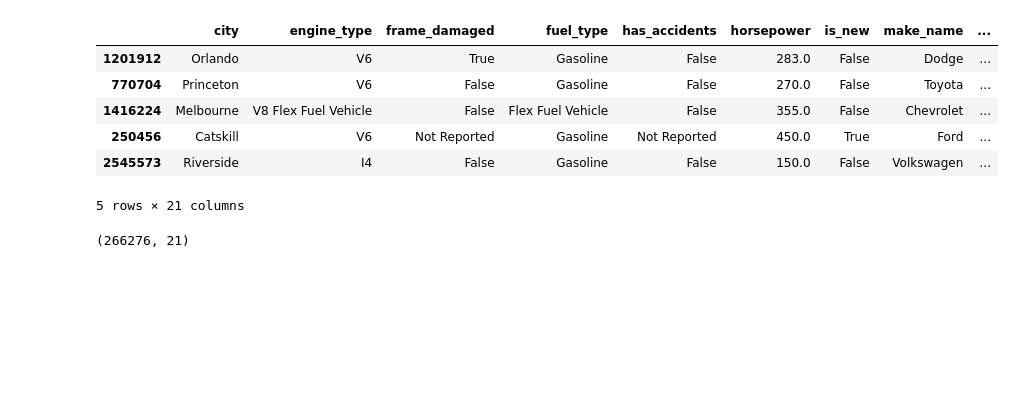
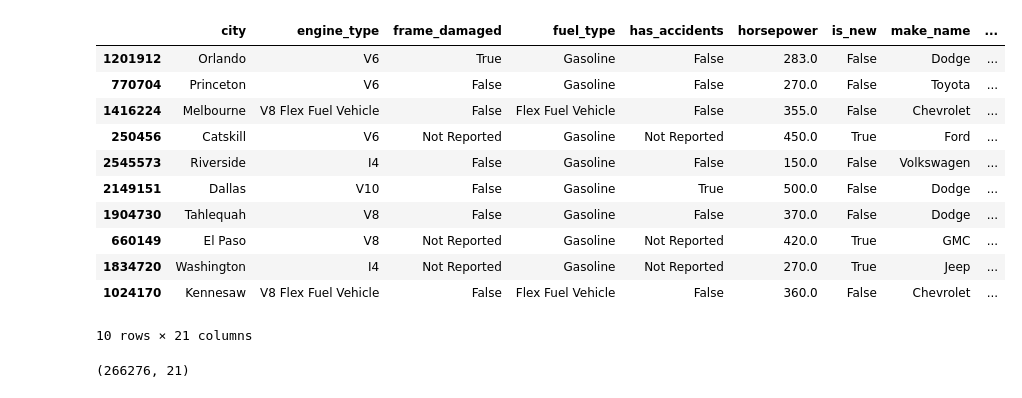
Before and after one commit to CaseyKiiza2026/vehicle-valuation-platform, a Jupyter notebook: notebooks/baseline_model.ipynb, the cells around one changed output. Cells and saved outputs as stored; diff of their text form; code cells hidden in the pictures; blank space fills up the shorter version.

Commit message:
Working on train and valsame feature duplicate data

```diff
--- a/notebooks/baseline_model.ipynb
+++ b/notebooks/baseline_model.ipynb
@@ -19,15 +19,20 @@ y_val = pd.read_parquet("../data/processed/y_val.parquet")["price"]
 y_test = pd.read_parquet("../data/processed/y_test.parquet")["price"]
 # %%
 
-X_train.head()
+X_train.head(10)
 # %% [output]
 |  | city | engine_type | frame_damaged | fuel_type | has_accidents | horsepower | is_new | make_name | ... |
 | 1201912 | Orlando | V6 | True | Gasoline | False | 283.0 | False | Dodge | ... |
 | 770704 | Princeton | V6 | False | Gasoline | False | 270.0 | False | Toyota | ... |
 | 1416224 | Melbourne | V8 Flex Fuel Vehicle | False | Flex Fuel Vehicle | False | 355.0 | False | Chevrolet | ... |
 | 250456 | Catskill | V6 | Not Reported | Gasoline | Not Reported | 450.0 | True | Ford | ... |
 | 2545573 | Riverside | I4 | False | Gasoline | False | 150.0 | False | Volkswagen | ... |
+| 2149151 | Dallas | V10 | False | Gasoline | True | 500.0 | False | Dodge | ... |
+| 1904730 | Tahlequah | V8 | False | Gasoline | False | 370.0 | False | Dodge | ... |
+| 660149 | El Paso | V8 | Not Reported | Gasoline | Not Reported | 420.0 | True | GMC | ... |
+| 1834720 | Washington | I4 | Not Reported | Gasoline | Not Reported | 270.0 | True | Jeep | ... |
+| 1024170 | Kennesaw | V8 Flex Fuel Vehicle | False | Flex Fuel Vehicle | False | 360.0 | False | Chevrolet | ... |
-5 rows × 21 columns
+10 rows × 21 columns
 # %%
 X_test.shape
 # %% [output]
```
Also changed, not shown: parts of 1 cell of this notebook, 1 other file.
